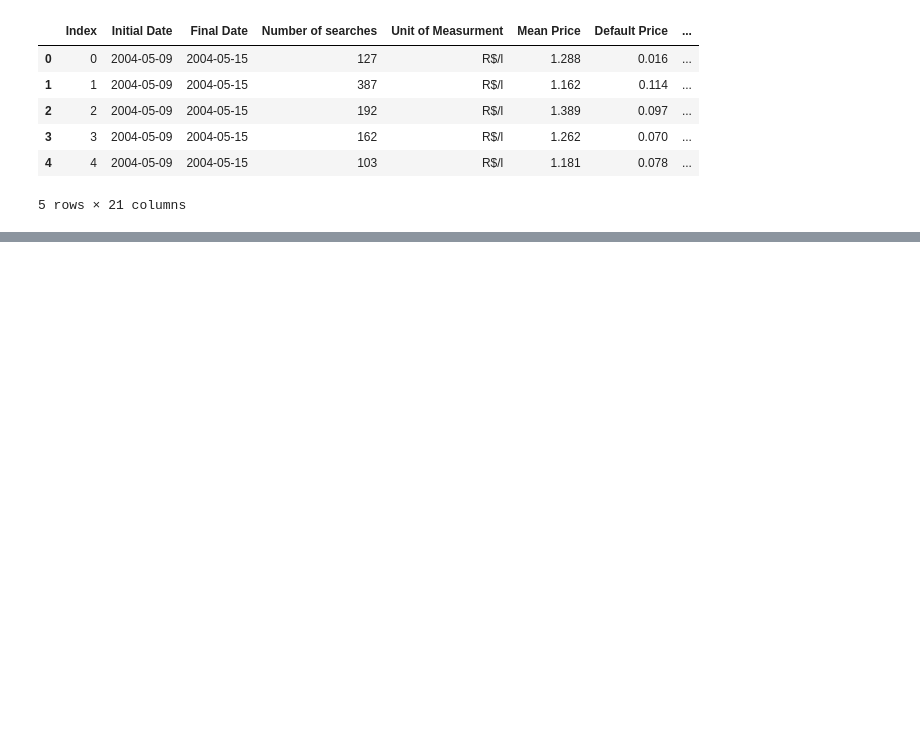
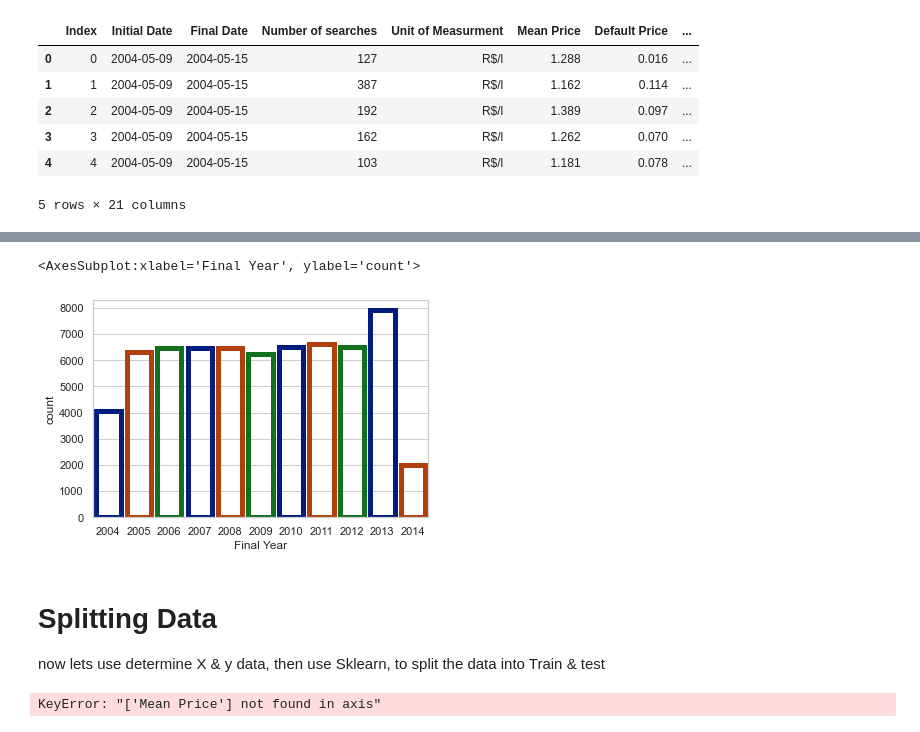
Before and after one commit to bbouya/Data_science_project_perso, a Jupyter notebook: brazil_Oil_Regression/Brazil Oil.ipynb, the cells around one changed output, grey strips where cells are left out. Cells and saved outputs as stored; diff of their text form; code cells hidden in the pictures; blank space fills up the shorter version.

```diff
--- a/brazil_Oil_Regression/Brazil Oil.ipynb
+++ b/brazil_Oil_Regression/Brazil Oil.ipynb
@@ -328,0 +385,15 @@ data.head()
+# %%
+# And for the Year
+sns.countplot(x = "Final Year", data = data, facecolor = (0,0,0,0), linewidth = 5, edgecolor = sns.color_palette('dark',3))
+# %% [output]
+<AxesSubplot:xlabel='Final Year', ylabel='count'>
+[figure, added]
+# %% [markdown]
+# Splitting Data
+now lets use determine X & y data, then use Sklearn, to split the data into Train & test
+# %%
+X = data.drop(['Mean Price'], axis=1, inplace=False)
+
+X.head()
+# %% [output]
+KeyError: "['Mean Price'] not found in axis"
```
Also changed, not shown: parts of 10 cells of this notebook.
